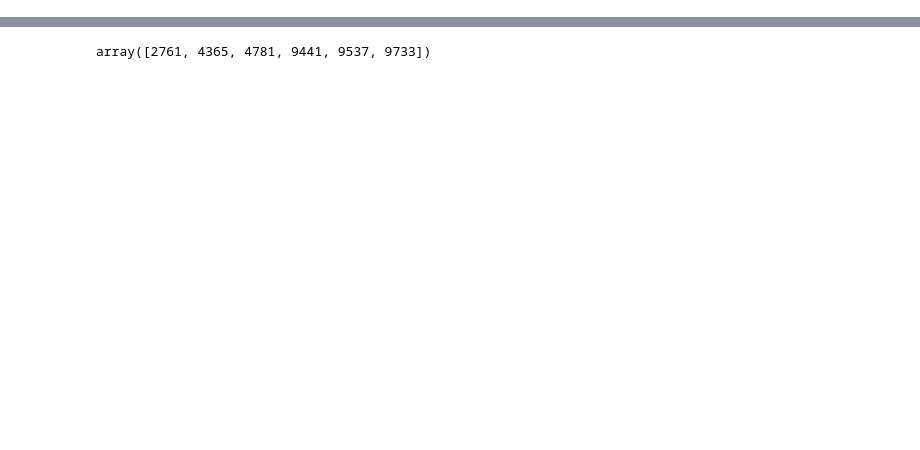
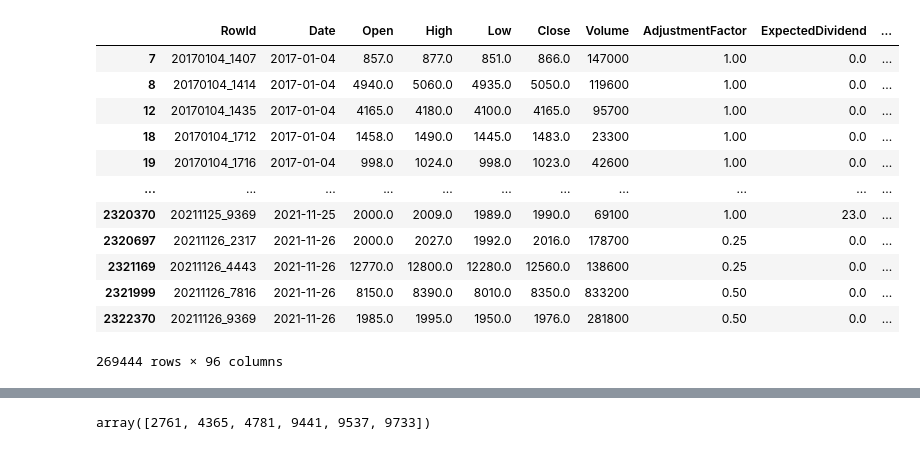
Before and after one commit to yoshinori77/jpx_tokyo_market_prediction, a Jupyter notebook: notebook/preparation.ipynb, the cells around one changed output, grey strips where cells are left out. Drawn from its saved outputs; the diff is of its cells as text; code cells hidden in the pictures; blank space fills up the shorter version.

```diff
--- a/notebook/preparation.ipynb
+++ b/notebook/preparation.ipynb
@@ -125,0 +337,31 @@ df
+# %%
+# ボラティリティ
+groups = df.groupby('SecuritiesCode')
+rolling_df = pd.DataFrame()
+rolling_df[['level_1', "vola_5"]] = groups["ror_1"].rolling(5).std().reset_index()[['level_1', 'ror_1']]
+rolling_df["vola_10"] = groups["ror_1"].rolling(10).std().reset_index(drop=True)
+rolling_df["vola_20"] = groups["ror_1"].rolling(20).std().reset_index(drop=True)
+rolling_df["vola_40"] = groups["ror_1"].rolling(40).std().reset_index(drop=True)
+rolling_df["vola_60"] = groups["ror_1"].rolling(60).std().reset_index(drop=True)
+rolling_df["vola_100"] = groups["ror_1"].rolling(100).std().reset_index(drop=True)
+df = pd.concat([df, rolling_df], axis=1)
+# %%
+# HLバンド
+groups = df.groupby('SecuritiesCode')
+df["hl_5"] = groups["AdjustedHigh"].rolling(5).max() - groups["AdjustedLow"].rolling(5).min()
+df["hl_10"] = groups["AdjustedHigh"].rolling(10).max() - groups["AdjustedLow"].rolling(10).min()
+df["hl_20"] = groups["AdjustedHigh"].rolling(20).max() - groups["AdjustedLow"].rolling(20).min()
+df["hl_40"] = groups["AdjustedHigh"].rolling(40).max() - groups["AdjustedLow"].rolling(40).min()
+df["hl_60"] = groups["AdjustedHigh"].rolling(60).max() - groups["AdjustedLow"].rolling(60).min()
+df["hl_100"] = groups["AdjustedHigh"].rolling(100).max() - groups["AdjustedLow"].rolling(100).min()
+# %%
+# HLバンド
+groups = df.groupby('SecuritiesCode')
+rolling_df = pd.DataFrame()
+rolling_df[["level_1", "hl_5"]] = (groups["AdjustedHigh"].rolling(5).max() - groups["AdjustedLow"].rolling(5).min()).reset_index()[["level_1",  0]]
+rolling_df["hl_10"] = (groups["AdjustedHigh"].rolling(10).max() - groups["AdjustedLow"].rolling(10).min()).reset_index(drop=True)
+rolling_df["hl_20"] = (groups["AdjustedHigh"].rolling(20).max() - groups["AdjustedLow"].rolling(20).min()).reset_index(drop=True)
+rolling_df["hl_40"] = (groups["AdjustedHigh"].rolling(40).max() - groups["AdjustedLow"].rolling(40).min()).reset_index(drop=True)
+rolling_df["hl_60"] = (groups["AdjustedHigh"].rolling(60).max() - groups["AdjustedLow"].rolling(60).min()).reset_index(drop=True)
+rolling_df["hl_100"] = (groups["AdjustedHigh"].rolling(100).max() - groups["AdjustedLow"].rolling(100).min()).reset_index(drop=True)
+df = pd.concat([df, rolling_df], axis=1)
@@ -125,0 +382,28 @@ df
+# %%
+# マーケットインパクト
+df["mi"] = df["range"] / (df["Volume"] * df["AdjustedClose"])
+df = df.replace([np.inf, -np.inf], np.nan)
+
+groups = df.groupby('SecuritiesCode')
+df["mi_5"] = groups["mi"].rolling(5).mean()
+df["mi_10"] = groups["mi"].rolling(10).mean()
+df["mi_20"] = groups["mi"].rolling(20).mean()
+df["mi_40"] = groups["mi"].rolling(40).mean()
+df["mi_60"] = groups["mi"].rolling(60).mean()
+df["mi_100"] = groups["mi"].rolling(100).mean()
+# %%
+df[df['Close'] != df['AdjustedClose']]
+# %% [output]
+|  | RowId | Date | Open | High | Low | Close | Volume | AdjustmentFactor | ExpectedDividend | ... |
+| 7 | 20170104_1407 | 2017-01-04 | 857.0 | 877.0 | 851.0 | 866.0 | 147000 | 1.00 | 0.0 | ... |
+| 8 | 20170104_1414 | 2017-01-04 | 4940.0 | 5060.0 | 4935.0 | 5050.0 | 119600 | 1.00 | 0.0 | ... |
+| 12 | 20170104_1435 | 2017-01-04 | 4165.0 | 4180.0 | 4100.0 | 4165.0 | 95700 | 1.00 | 0.0 | ... |
+| 18 | 20170104_1712 | 2017-01-04 | 1458.0 | 1490.0 | 1445.0 | 1483.0 | 23300 | 1.00 | 0.0 | ... |
+| 19 | 20170104_1716 | 2017-01-04 | 998.0 | 1024.0 | 998.0 | 1023.0 | 42600 | 1.00 | 0.0 | ... |
+| ... | ... | ... | ... | ... | ... | ... | ... | ... | ... | ... |
+| 2320370 | 20211125_9369 | 2021-11-25 | 2000.0 | 2009.0 | 1989.0 | 1990.0 | 69100 | 1.00 | 23.0 | ... |
+| 2320697 | 20211126_2317 | 2021-11-26 | 2000.0 | 2027.0 | 1992.0 | 2016.0 | 178700 | 0.25 | 0.0 | ... |
+| 2321169 | 20211126_4443 | 2021-11-26 | 12770.0 | 12800.0 | 12280.0 | 12560.0 | 138600 | 0.25 | 0.0 | ... |
+| 2321999 | 20211126_7816 | 2021-11-26 | 8150.0 | 8390.0 | 8010.0 | 8350.0 | 833200 | 0.50 | 0.0 | ... |
+| 2322370 | 20211126_9369 | 2021-11-26 | 1985.0 | 1995.0 | 1950.0 | 1976.0 | 281800 | 0.50 | 0.0 | ... |
+269444 rows × 96 columns
```
Also changed, not shown: parts of 126 cells of this notebook, 14 other files.
